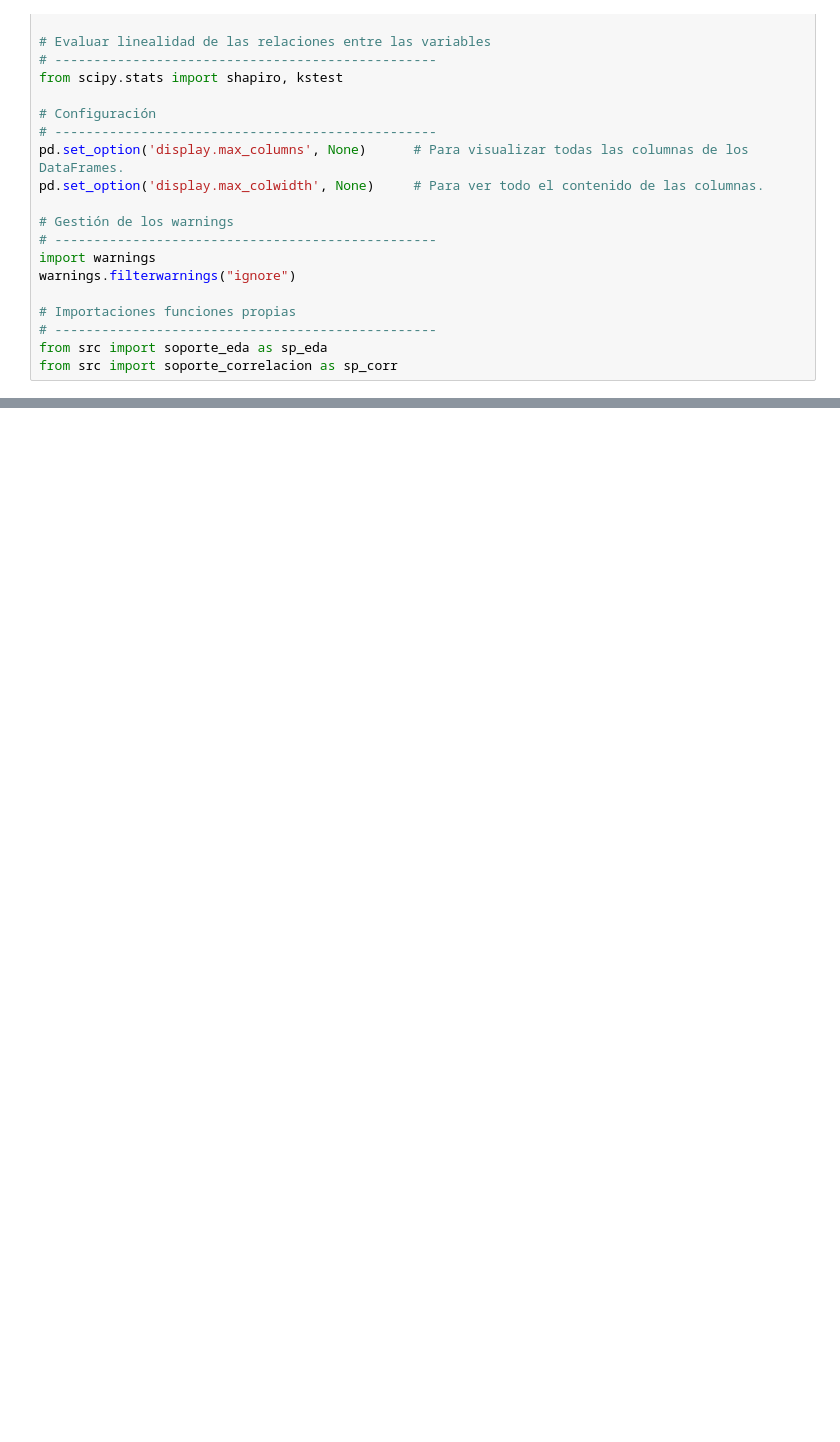
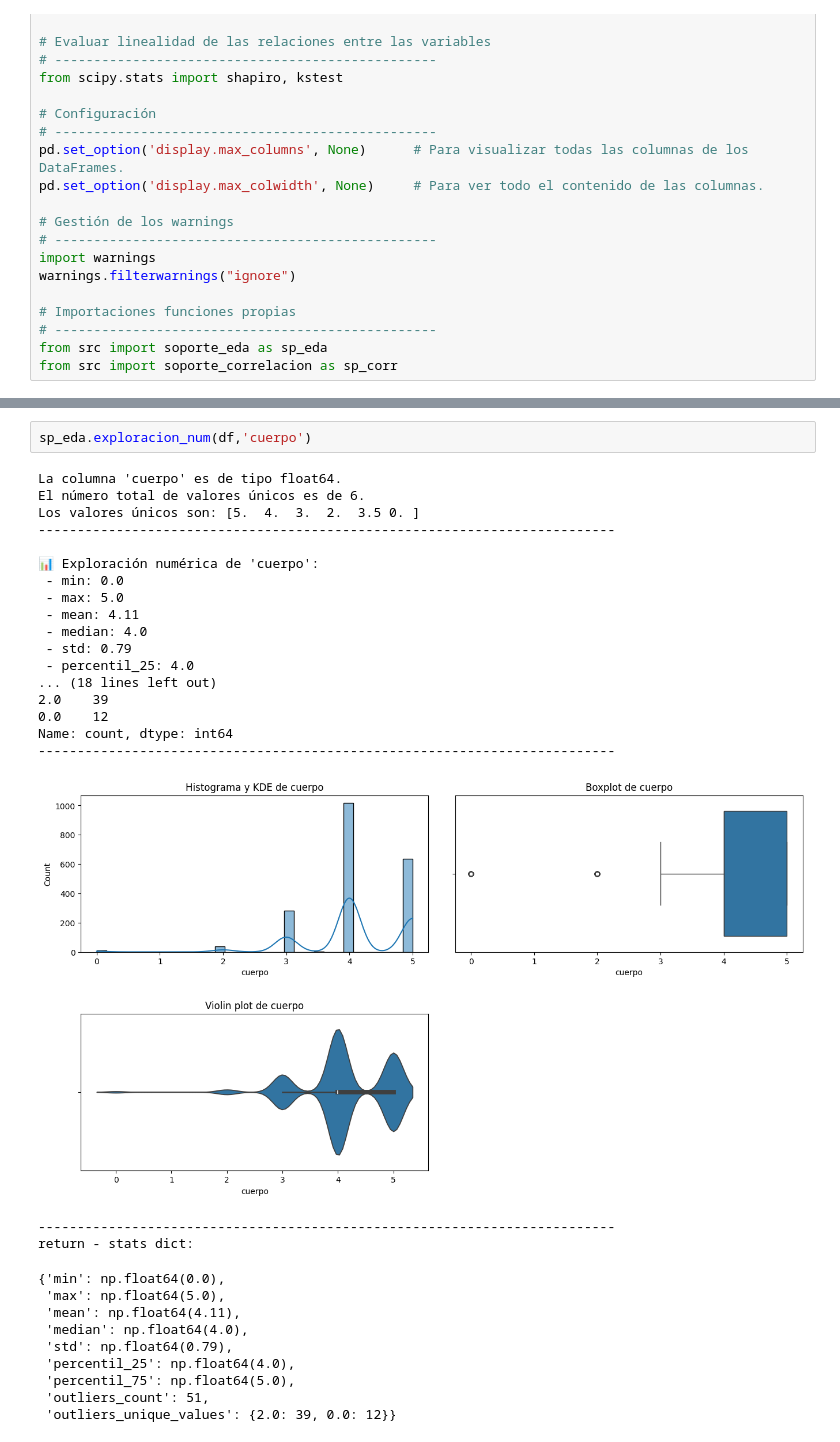
Before and after one commit to NataliaHerrera-DA/proyecto-da-promo-60-modulo-4-team-1, a Jupyter notebook: ETL.ipynb, the cells around one changed output, grey strips where cells are left out. Drawn from its saved outputs; the diff is of its cells as text; blank space fills up the shorter version.

```diff
--- a/ETL.ipynb
+++ b/ETL.ipynb
@@ -787,0 +702,32 @@ df = df[~df["vino"].str.contains("Vermouth|Vermu", case=False, na=False)]
+# %%
+sp_eda.exploracion_num(df,'cuerpo')
+# %% [output]
+La columna 'cuerpo' es de tipo float64.
+El número total de valores únicos es de 6.
+Los valores únicos son: [5.  4.  3.  2.  3.5 0. ]
+--------------------------------------------------------------------------
+
+📊 Exploración numérica de 'cuerpo':
+ - min: 0.0
+ - max: 5.0
+ - mean: 4.11
+ - median: 4.0
+ - std: 0.79
+ - percentil_25: 4.0
+... (18 lines left out)
+2.0    39
+0.0    12
+Name: count, dtype: int64
+--------------------------------------------------------------------------
+[figure, added]
+--------------------------------------------------------------------------
+return - stats dict:
+{'min': np.float64(0.0),
+ 'max': np.float64(5.0),
+ 'mean': np.float64(4.11),
+ 'median': np.float64(4.0),
+ 'std': np.float64(0.79),
+ 'percentil_25': np.float64(4.0),
+ 'percentil_75': np.float64(5.0),
+ 'outliers_count': 51,
+ 'outliers_unique_values': {2.0: 39, 0.0: 12}}
```
Also changed, not shown: parts of 149 cells of this notebook, 10 other files.
